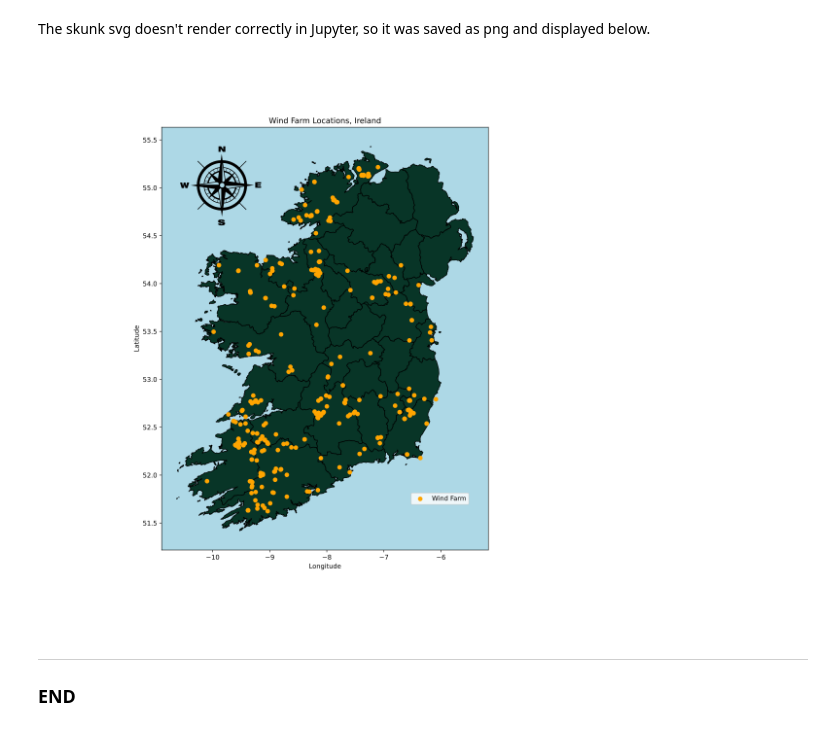
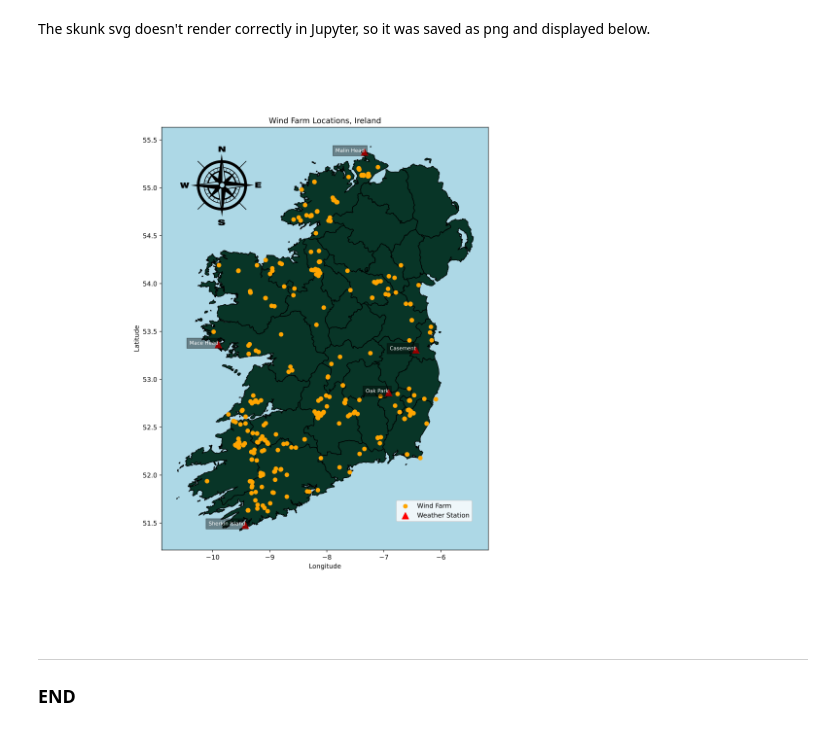
Before and after one commit to holmstead/PFDA, a Jupyter notebook: project/windspeed.ipynb, the cells around one changed output. Drawn from its saved outputs; the diff is of its cells as text; code cells hidden in the pictures.

```diff
--- a/project/windspeed.ipynb
+++ b/project/windspeed.ipynb
@@ -598,9 +795,9 @@ Saved as map_with_compass.png in data folder
 The skunk svg doesn't render correctly in Jupyter, so it was saved as png and displayed below.
 # %%
 # Display the PNG file
-Image(filename='./data/map_with_compass.png')
+Image(filename='./data/map.png')
 # %% [output]
-[figure, old version]
+[figure, new version]
 # %% [markdown]
 ***
 
```
Also changed, not shown: parts of 58 cells of this notebook.
